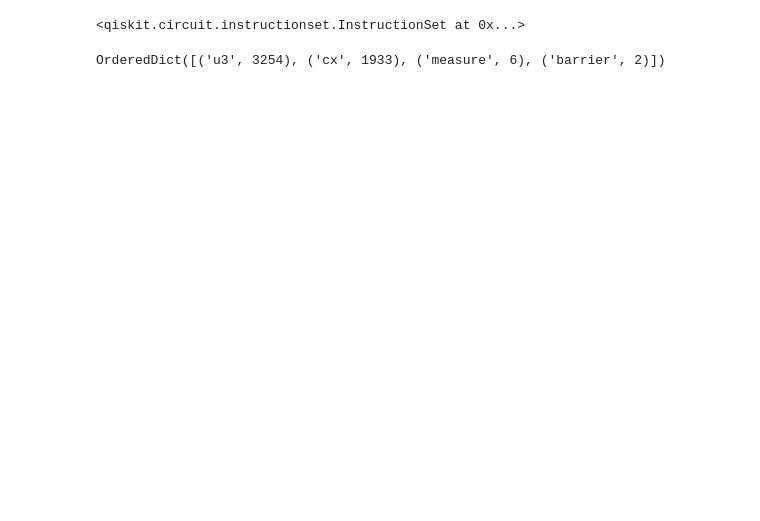
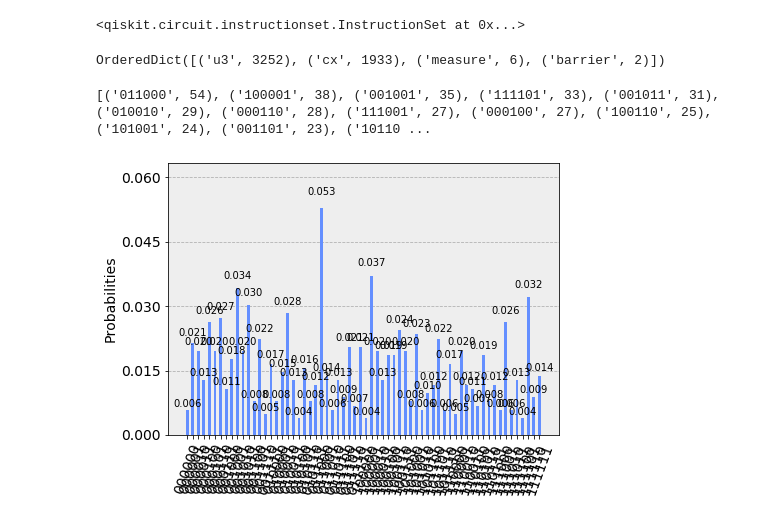
Before and after one commit to Naphann/Solving-TSP-Grover, a Jupyter notebook: final_circuit.ipynb, the cells around one changed output. Saved outputs shown, nothing was run; the diff lists cells and outputs as text; code cells hidden in the pictures; blank space fills up the shorter version.

```diff
--- a/final_circuit.ipynb
+++ b/final_circuit.ipynb
@@ -200,7 +200,7 @@ qc.append(dist().inverse(), q[inputs:inputs+4] + q[temp_dist:temp_dist+5] + q[ga
 qc.append(dist(), q[inputs+2:inputs+6] + q[temp_dist:temp_dist+5] + q[gate_ancillae:gate_ancillae+2])
 multiple_adder([11, 12, 13, 14], [16, 17, 18, 19], init_ancillae, 20)
 qc.append(dist().inverse(), q[inputs+2:inputs+6] + q[temp_dist:temp_dist+5] + q[gate_ancillae:gate_ancillae+2])
-qc.x(q[check_dist:check_dist+4]) # init 15
+qc.x(q[check_dist:check_dist+3]) # init 15
 multiple_adder([11, 12, 13, 14, 15], [16, 17, 18, 19, 20], init_ancillae, carry_check)
 
 # carry_check
@@ -210,7 +210,7 @@ qc.cz(q[valid], q[carry_check])
 
 # inverse oracle
 multiple_adder([11, 12, 13, 14, 15], [16, 17, 18, 19, 20], init_ancillae, carry_check)
-qc.x(q[check_dist:check_dist+4]) # init 15
+qc.x(q[check_dist:check_dist+3]) # init 15
 qc.append(dist().inverse(), q[inputs+2:inputs+6] + q[temp_dist:temp_dist+5] + q[gate_ancillae:gate_ancillae+2])
 multiple_adder([11, 12, 13, 14], [16, 17, 18, 19], init_ancillae, 20)
 qc.append(dist(), q[inputs+2:inputs+6] + q[temp_dist:temp_dist+5] + q[gate_ancillae:gate_ancillae+2])
@@ -237,10 +237,16 @@ pm = PassManager(pass_)
 new_circuit = pm.run(qc)
 print(new_circuit.count_ops())
 # %% [output]
-OrderedDict([('u3', 3254), ('cx', 1933), ('measure', 6), ('barrier', 2)])
+OrderedDict([('u3', 3252), ('cx', 1933), ('measure', 6), ('barrier', 2)])
 # %%
 backend = Aer.get_backend('qasm_simulator')
 job = execute(qc, backend, shots=1024)
 counts = job.result().get_counts()
 # %%
 print(sorted(counts.items(), key=lambda x:x[1], reverse=True)[0:20])
+# %% [output]
+[('011000', 54), ('100001', 38), ('001001', 35), ('111101', 33), ('001011', 31), ('010010', 29), ('000110', 28), ('111001', 27), ('000100', 27), ('100110', 25), ('101001', 24), ('001101', 23), ('10110 ...
+# %%
+plot_histogram(counts)
+# %% [output]
+[figure, added]
```
Also changed, not shown: 1 other file.
